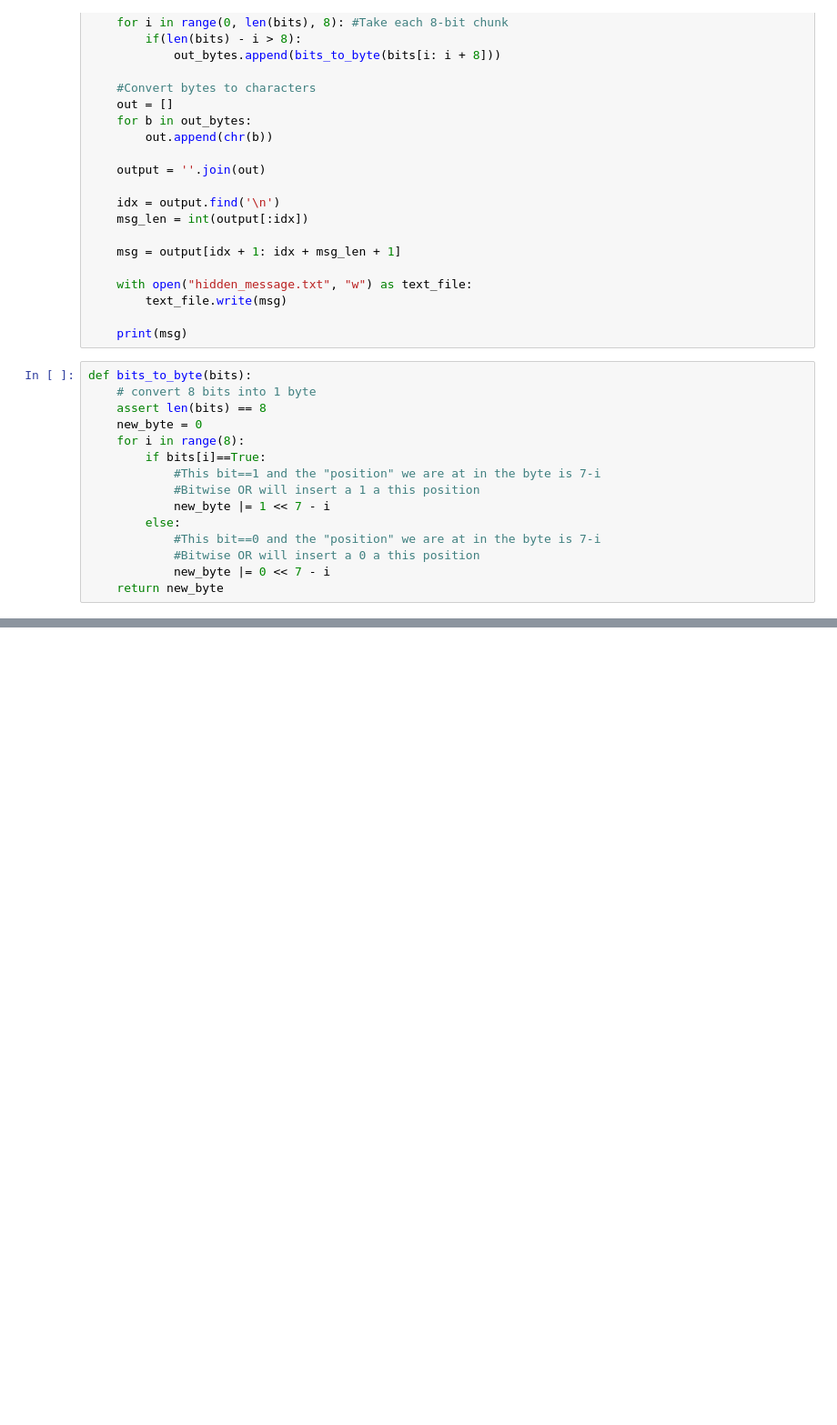
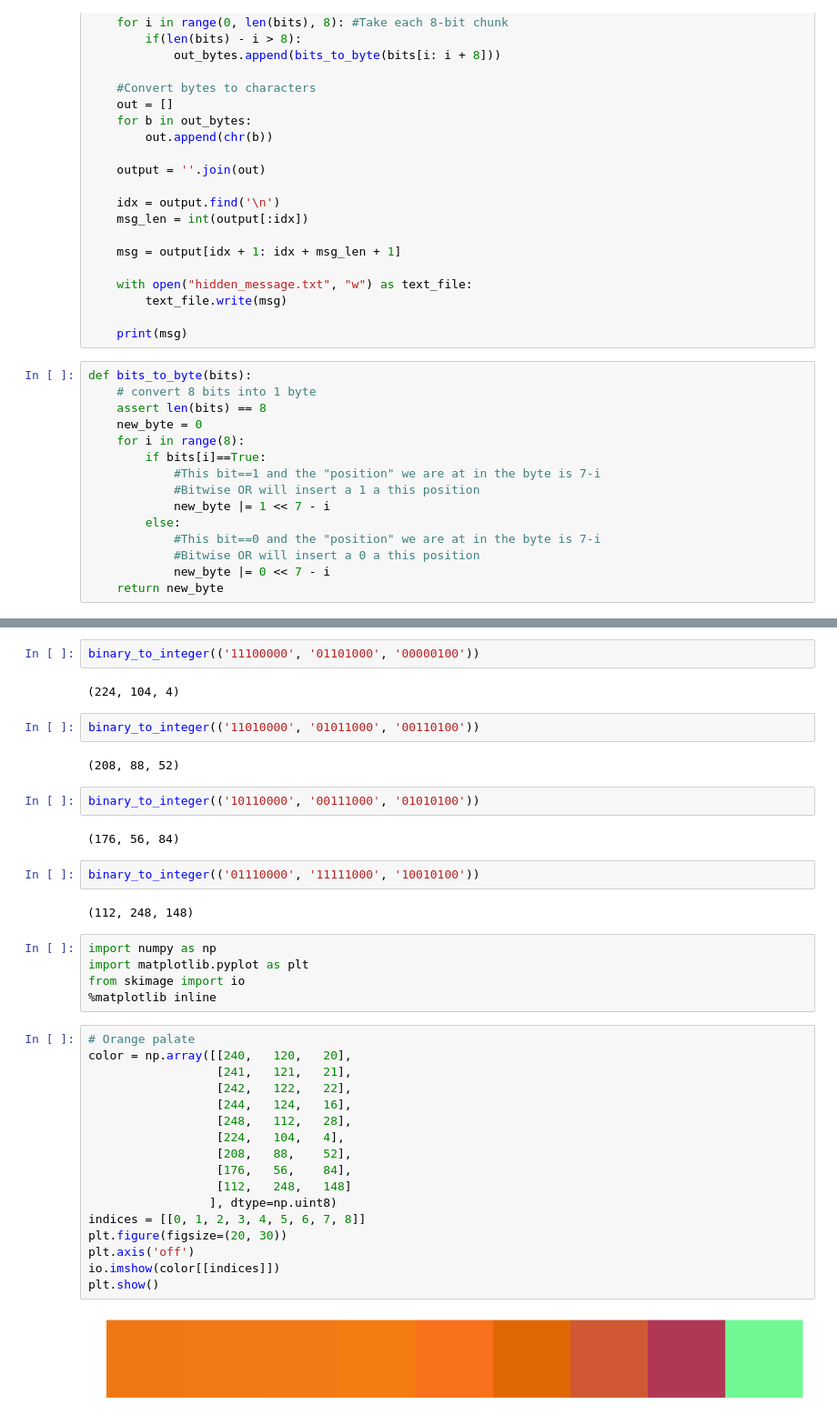
Before and after one commit to raffg/steganography, a Jupyter notebook: steganography.ipynb, the cells around one changed output, grey strips where cells are left out. Shown at 91% size. Cells and saved outputs as stored; diff of their text form; blank space fills up the shorter version.

Commit message:
added code for color palate images

```diff
--- a/steganography.ipynb
+++ b/steganography.ipynb
@@ -707,0 +760,40 @@ decrypt('forest_hidden.bmp')
+# %%
+binary_to_integer(('11100000', '01101000', '00000100'))
+# %% [output]
+(224, 104, 4)
+# %%
+binary_to_integer(('11010000', '01011000', '00110100'))
+# %% [output]
+(208, 88, 52)
+# %%
+binary_to_integer(('10110000', '00111000', '01010100'))
+# %% [output]
+(176, 56, 84)
+# %%
+binary_to_integer(('01110000', '11111000', '10010100'))
+# %% [output]
+(112, 248, 148)
+# %%
+import numpy as np
+import matplotlib.pyplot as plt
+from skimage import io
+%matplotlib inline
+# %%
+# Orange palate
+color = np.array([[240,   120,   20],
+                  [241,   121,   21],
+                  [242,   122,   22],
+                  [244,   124,   16],
+                  [248,   112,   28],
+                  [224,   104,   4],
+                  [208,   88,    52],
+                  [176,   56,    84],
+                  [112,   248,   148]
+                 ], dtype=np.uint8)
+indices = [[0, 1, 2, 3, 4, 5, 6, 7, 8]]
+plt.figure(figsize=(20, 30))
+plt.axis('off')
+io.imshow(color[[indices]])
+plt.show()
+# %% [output]
+[figure, added]
```
Also changed, not shown: parts of 40 cells of this notebook.
